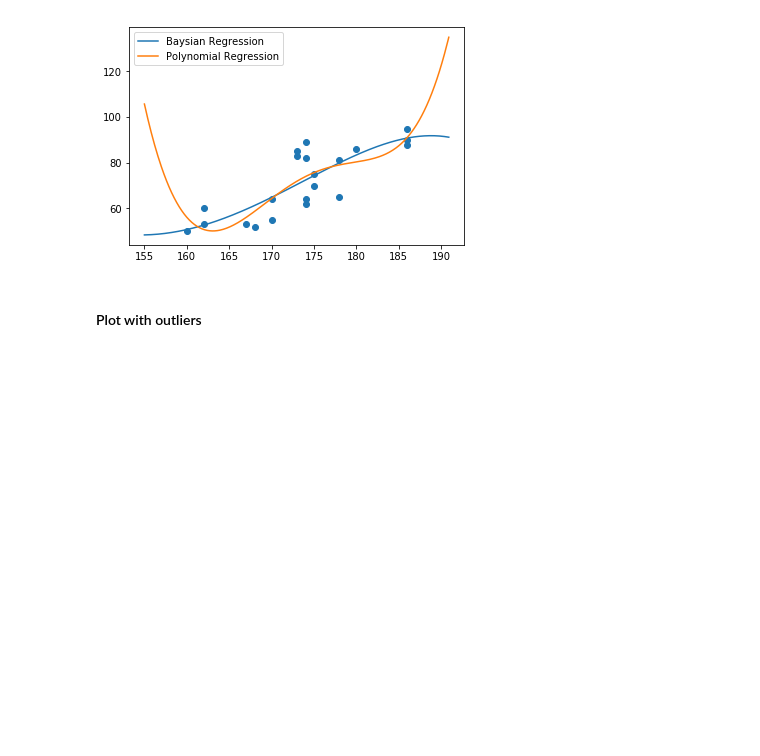
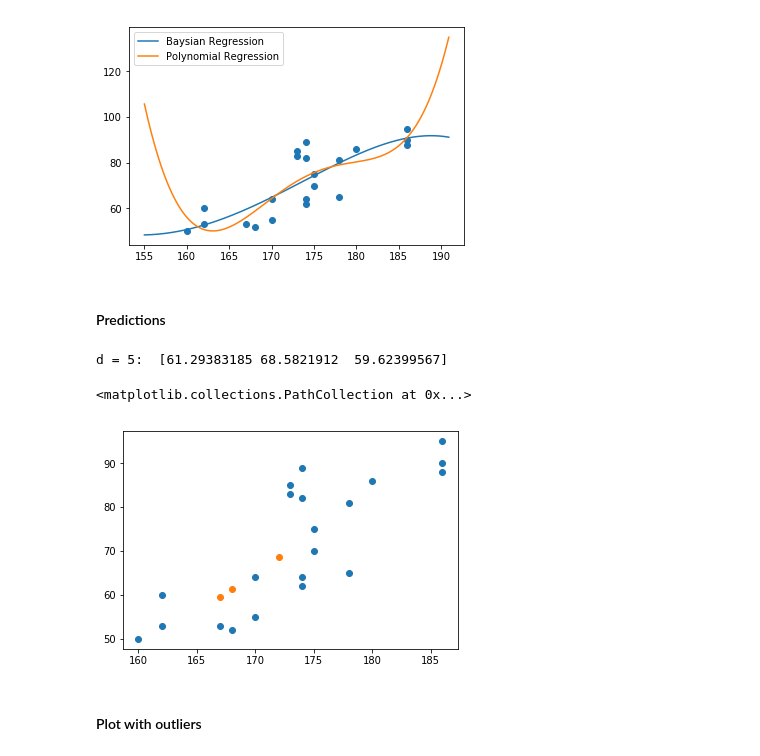
Before and after one commit to ManojPrabhakar/PatternRecognition, a Jupyter notebook: Project2/2.1+2.3/2.1+2.3.ipynb, the cells around one changed output. Saved outputs shown, nothing was run; the diff lists cells and outputs as text; code cells hidden in the pictures; blank space fills up the shorter version.

```diff
--- a/Project2/2.1+2.3/2.1+2.3.ipynb
+++ b/Project2/2.1+2.3/2.1+2.3.ipynb
@@ -150,6 +176,17 @@ To use the future default and silence this warning we advise to pass `rcond=None
   if sys.path[0] == '':
 <matplotlib.legend.Legend at 0x...>
 [figure]
+# %% [markdown]
+#### Predictions
+# %%
+y_map_predict = predict(outliers['h'], w_map, 5)
+print("d = 5: ", y_map_predict)
+plt.scatter(x_wo, y_wo)
+plt.scatter(outliers['h'], y_map_predict)
+# %% [output]
+d = 5:  [61.29383185 68.5821912  59.62399567]
+<matplotlib.collections.PathCollection at 0x...>
+[figure, added]
 # %% [markdown]
 #### Plot with outliers
 # %%
```
Also changed, not shown: parts of 6 cells of this notebook.
